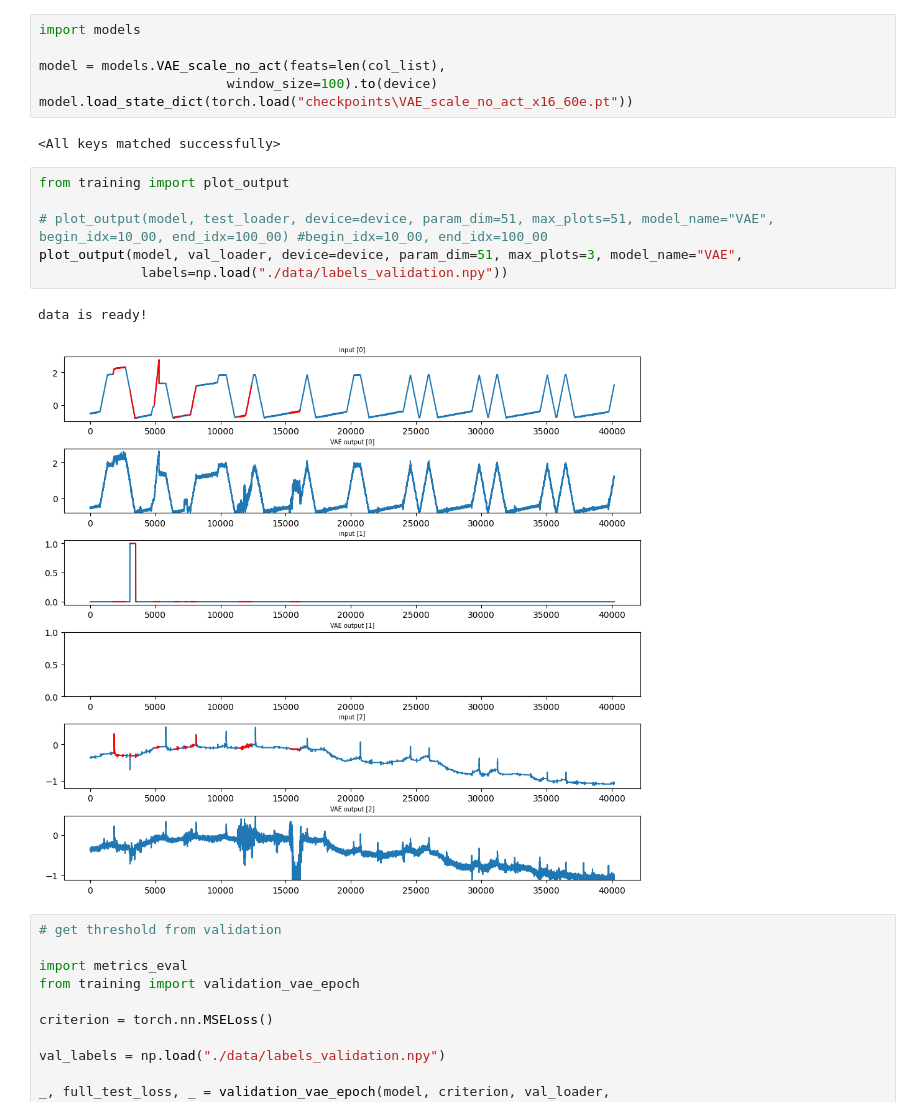
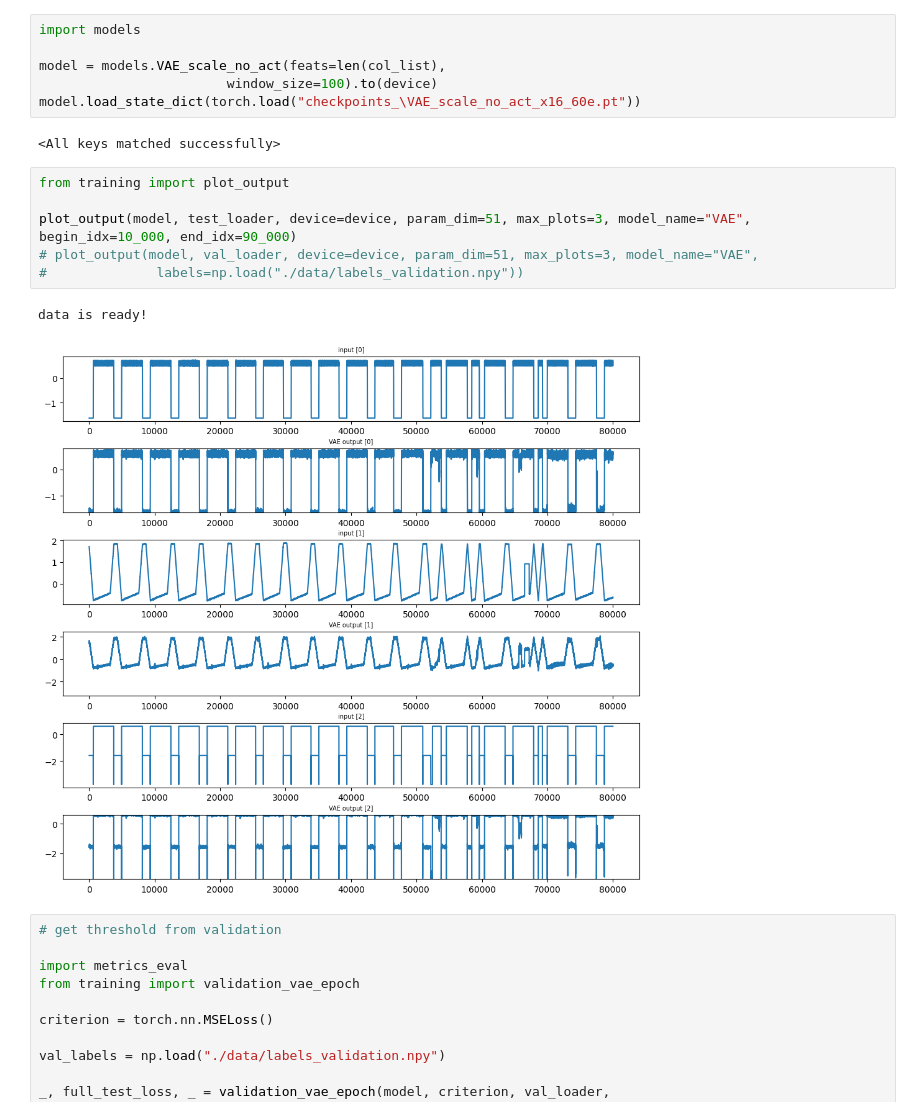
Before and after one commit to Andrei3223/VAE_anomaly_detection, a Jupyter notebook: run_model.ipynb, the cells around one changed output. Saved outputs shown, nothing was run; the diff lists cells and outputs as text.

```diff
--- a/run_model.ipynb
+++ b/run_model.ipynb
@@ -281,18 +349,18 @@ import models
 
 model = models.VAE_scale_no_act(feats=len(col_list),
                         window_size=100).to(device)
-model.load_state_dict(torch.load("checkpoints\VAE_scale_no_act_x16_60e.pt"))
+model.load_state_dict(torch.load("checkpoints_\VAE_scale_no_act_x16_60e.pt"))
 # %% [output]
 <All keys matched successfully>
 # %%
 from training import plot_output
 
-# plot_output(model, test_loader, device=device, param_dim=51, max_plots=51, model_name="VAE", begin_idx=10_00, end_idx=100_00) #begin_idx=10_00, end_idx=100_00
-plot_output(model, val_loader, device=device, param_dim=51, max_plots=3, model_name="VAE",
-             labels=np.load("./data/labels_validation.npy"))
+plot_output(model, test_loader, device=device, param_dim=51, max_plots=3, model_name="VAE", begin_idx=10_000, end_idx=90_000)
+# plot_output(model, val_loader, device=device, param_dim=51, max_plots=3, model_name="VAE",
+#              labels=np.load("./data/labels_validation.npy"))
 # %% [output]
 data is ready!
-[figure, old version]
+[figure, new version]
 # %%
 # get threshold from validation
 
```
Also changed, not shown: parts of 13 cells of this notebook, 1 other file.
